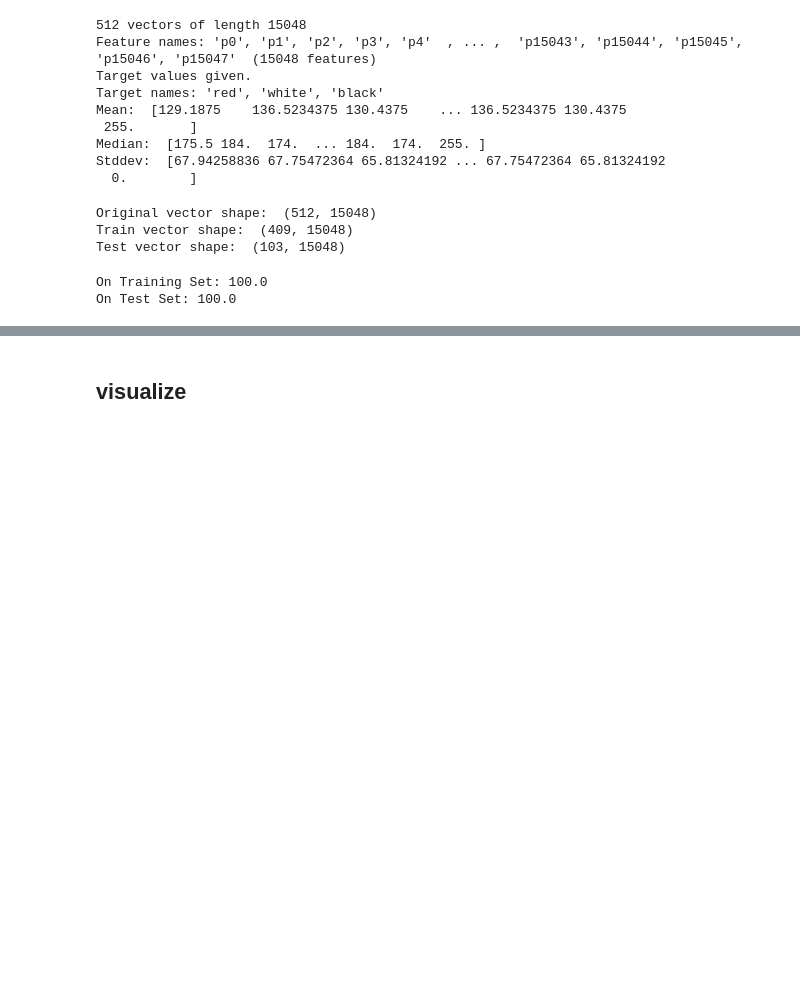
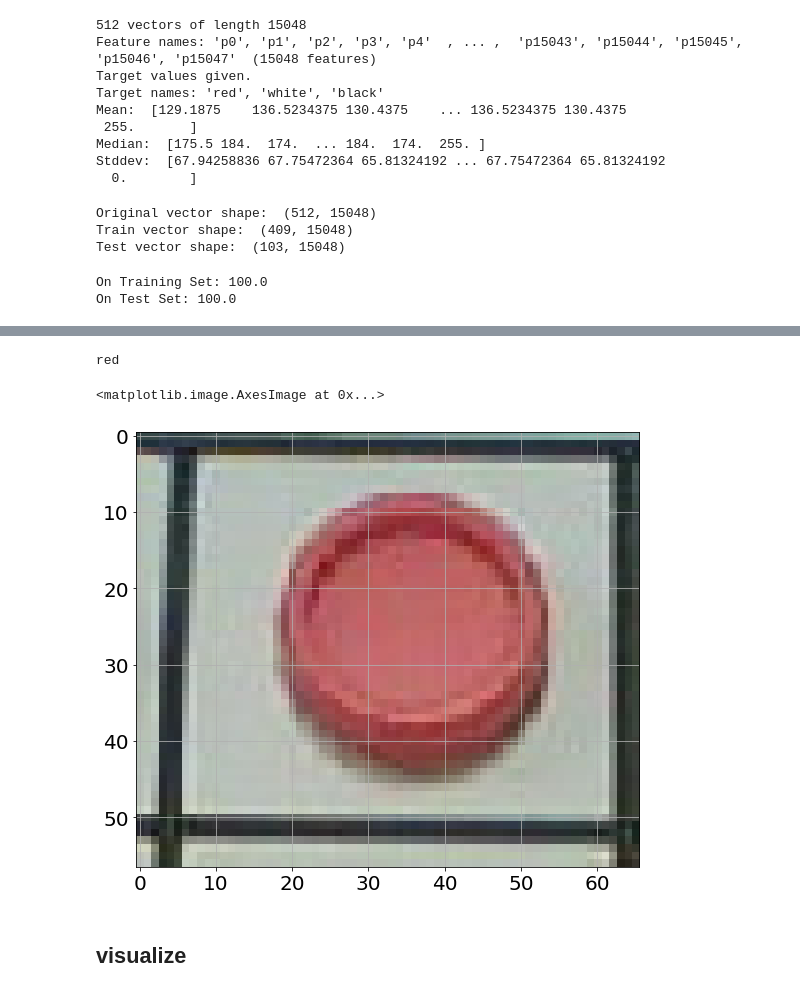
Before and after one commit to bblais/AI-and-Robotics-Fall-2022-Class-Notebooks, a Jupyter notebook: Sprint #4 - Images, Classification, and Neural Networks/2022-11-11 - Classification.ipynb, the cells around one changed output, grey strips where cells are left out. Saved outputs shown, nothing was run; the diff lists cells and outputs as text; code cells hidden in the pictures; blank space fills up the shorter version.

Commit message:
add prediction step

```diff
--- a/Sprint #4 - Images, Classification, and Neural Networks/2022-11-11 - Classification.ipynb
+++ b/Sprint #4 - Images, Classification, and Neural Networks/2022-11-11 - Classification.ipynb
@@ -97,0 +98,2 @@ On Test Set: 80.58252427184466
+# %%
+test_square=image.load_images('images/square example.png')
@@ -98,3 +112,14 @@ On Test Set: 80.58252427184466
+# %%
+predictions=C.predict(test_data.vectors)
+category=images.target_names[predictions[0]]
+print(category)
+# %% [output]
+red
+# %%
+imshow(test_square.data[0])
+# %% [output]
+<matplotlib.image.AxesImage at 0x...>
+[figure, added]
 # %% [markdown]
 ## visualize
 # %%
```
Also changed, not shown: parts of 8 cells of this notebook, 3 other files.
